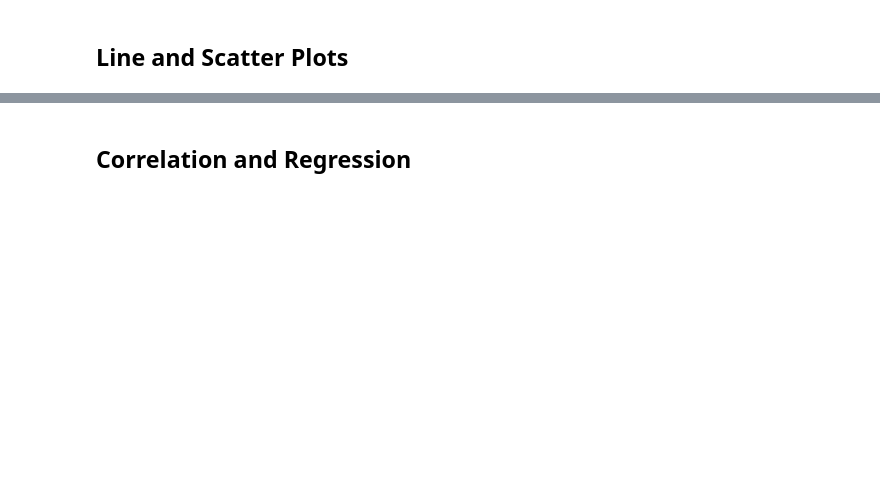
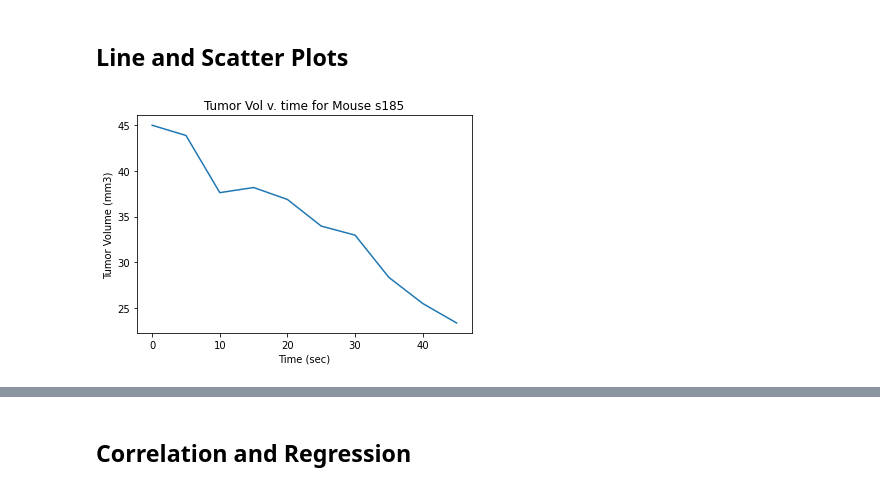
Before and after one commit to reccleston/matplotlib-challenge, a Jupyter notebook: Pymaceuticals/pymaceuticals_starter.ipynb, the cells around one changed output, grey strips where cells are left out. Drawn from its saved outputs; the diff is of its cells as text; code cells hidden in the pictures; blank space fills up the shorter version.

Commit message:
first final ver. --> consider cleaning og df

```diff
--- a/Pymaceuticals/pymaceuticals_starter.ipynb
+++ b/Pymaceuticals/pymaceuticals_starter.ipynb
@@ -252,2 +262,17 @@ tumor_vol
+# %%
+# Generate a line plot of tumor volume vs. time point for a mouse treated with Capomulin
+capomulin_mice_df = not_clean[not_clean['Drug Regimen'] == 'Capomulin']
+s185_mouse_data = capomulin_mice_df[capomulin_mice_df['Mouse ID'] == 's185']
+time = s185_mouse_data['Timepoint']
+vol = s185_mouse_data['Tumor Volume (mm3)']
+
+plt.plot(time, vol)
+plt.title('Tumor Vol v. time for Mouse s185')
+plt.xlabel('Time (sec)')
+plt.ylabel('Tumor Volume (mm3)')
+
+plt.show()
+# %% [output]
+[figure, added]
 # %%
 # Generate a scatter plot of average tumor volume vs. mouse weight for the Capomulin regimen
```
Also changed, not shown: parts of 6 cells of this notebook.
